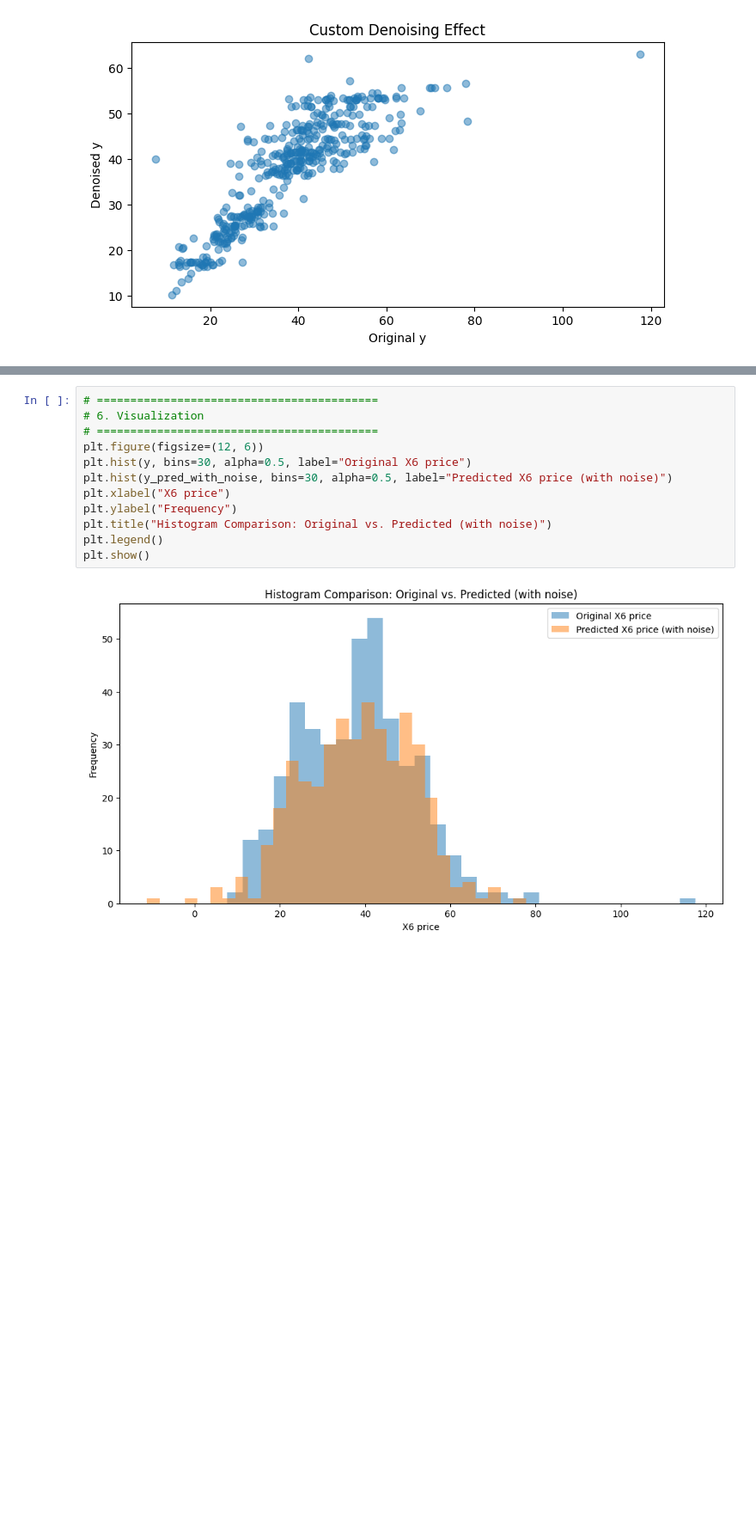
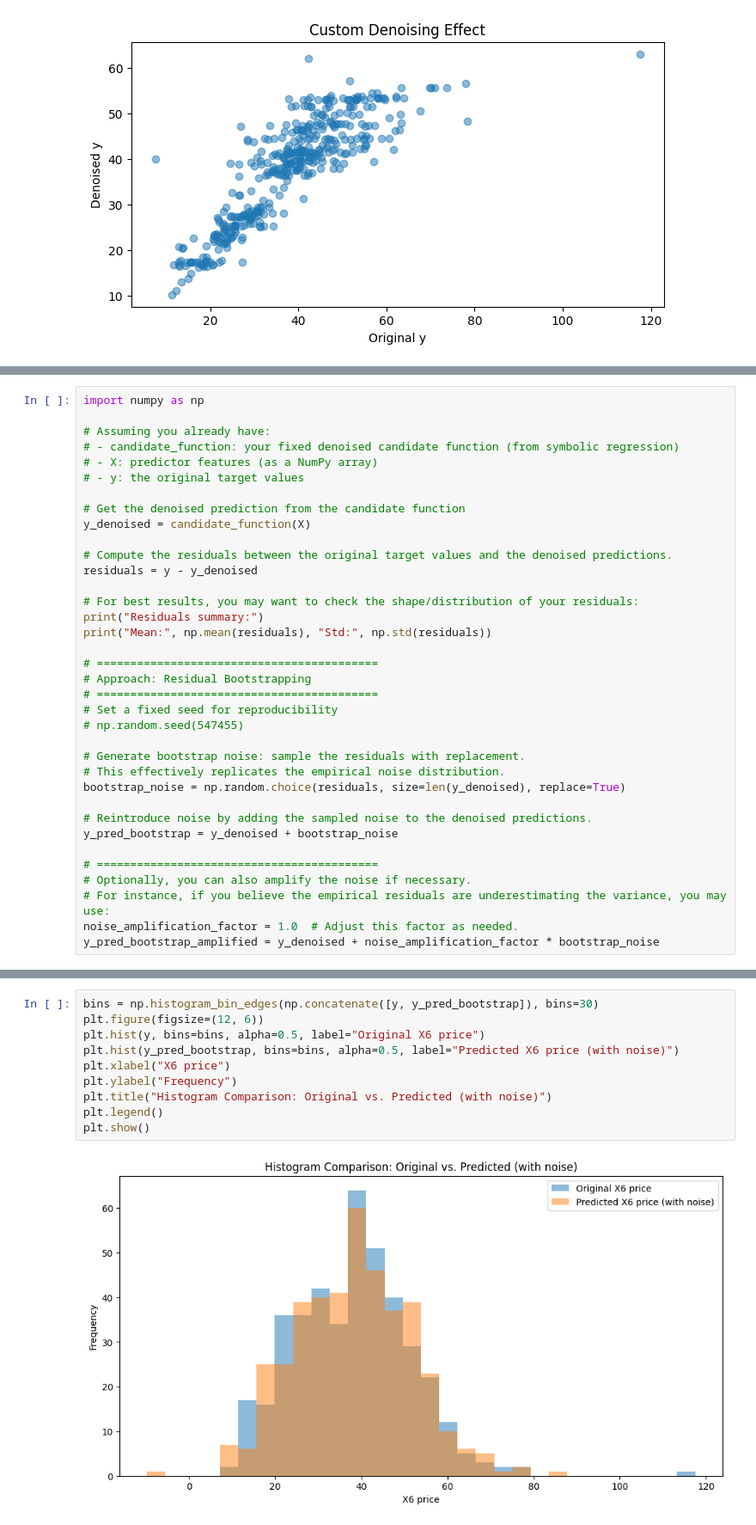
Before and after one commit to svenlagger/master-thesis-uni-li, a Jupyter notebook: prod/denoise_renoise/denoise_renoise_sr_custom_denoising.ipynb, the cells around one changed output, grey strips where cells are left out. Shown at 86% size. Saved outputs shown, nothing was run; the diff lists cells and outputs as text; blank space fills up the shorter version.

Commit message:
modularized renoising approach and added further testing

```diff
--- a/prod/denoise_renoise/denoise_renoise_sr_custom_denoising.ipynb
+++ b/prod/denoise_renoise/denoise_renoise_sr_custom_denoising.ipynb
@@ -171,0 +269,36 @@ Estimated noise standard deviation: 8.874110712717487
+# %%
+import numpy as np
+
+# Assuming you already have:
+# - candidate_function: your fixed denoised candidate function (from symbolic regression)
+# - X: predictor features (as a NumPy array)
+# - y: the original target values
+
+# Get the denoised prediction from the candidate function
+y_denoised = candidate_function(X)
+
+# Compute the residuals between the original target values and the denoised predictions.
+residuals = y - y_denoised
+
+# For best results, you may want to check the shape/distribution of your residuals:
+print("Residuals summary:")
+print("Mean:", np.mean(residuals), "Std:", np.std(residuals))
+
+# ==========================================
+# Approach: Residual Bootstrapping
+# ==========================================
+# Set a fixed seed for reproducibility
+# np.random.seed(547455)
+
+# Generate bootstrap noise: sample the residuals with replacement.
+# This effectively replicates the empirical noise distribution.
+bootstrap_noise = np.random.choice(residuals, size=len(y_denoised), replace=True)
+
+# Reintroduce noise by adding the sampled noise to the denoised predictions.
+y_pred_bootstrap = y_denoised + bootstrap_noise
+
+# ==========================================
+# Optionally, you can also amplify the noise if necessary.
+# For instance, if you believe the empirical residuals are underestimating the variance, you may use:
+noise_amplification_factor = 1.0  # Adjust this factor as needed.
+y_pred_bootstrap_amplified = y_denoised + noise_amplification_factor * bootstrap_noise
@@ -172,14 +308,12 @@ Estimated noise standard deviation: 8.874110712717487
 # %%
-# ==========================================
-# 6. Visualization
-# ==========================================
+bins = np.histogram_bin_edges(np.concatenate([y, y_pred_bootstrap]), bins=30)
 plt.figure(figsize=(12, 6))
-plt.hist(y, bins=30, alpha=0.5, label="Original X6 price")
-plt.hist(y_pred_with_noise, bins=30, alpha=0.5, label="Predicted X6 price (with noise)")
+plt.hist(y, bins=bins, alpha=0.5, label="Original X6 price")
+plt.hist(y_pred_bootstrap, bins=bins, alpha=0.5, label="Predicted X6 price (with noise)")
 plt.xlabel("X6 price")
 plt.ylabel("Frequency")
 plt.title("Histogram Comparison: Original vs. Predicted (with noise)")
 plt.legend()
 plt.show()
 # %% [output]
-[figure, old version]
+[figure, new version]
```
Also changed, not shown: parts of 9 cells of this notebook, 36 other files.
